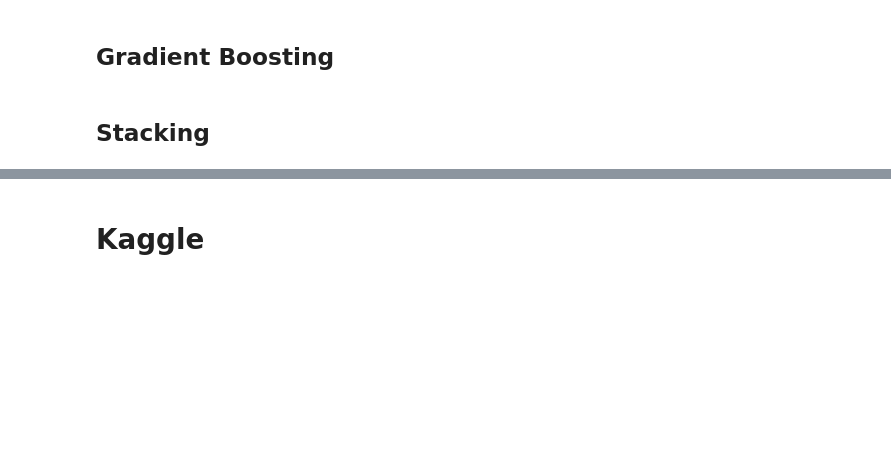
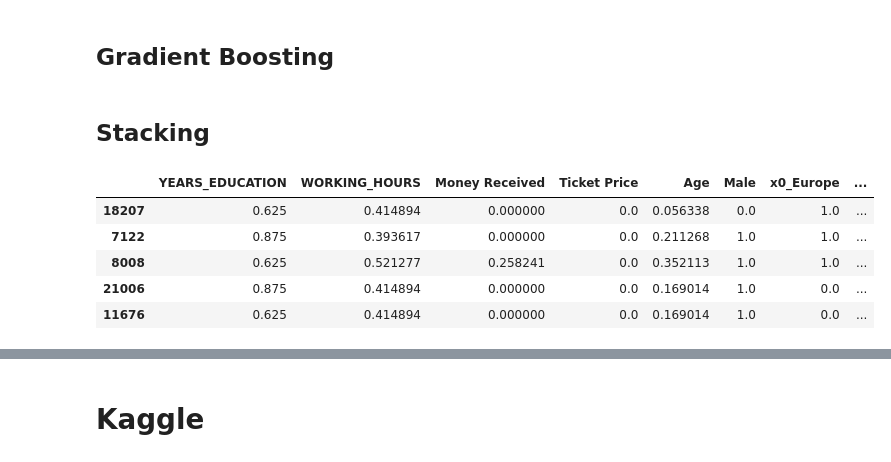
Before and after one commit to martaldsantos/newland_project, a Jupyter notebook: ML_Project-checkpoint.ipynb, the cells around one changed output, grey strips where cells are left out. Cells and saved outputs as stored; diff of their text form; code cells hidden in the pictures; blank space fills up the shorter version.

```diff
--- a/ML_Project-checkpoint.ipynb
+++ b/ML_Project-checkpoint.ipynb
@@ -2960,0 +3005,13 @@ STACK_val=X_val_Original.drop(columns = ['x3_Private Sector','x3_Self Employed',
+# %%
+trial= X_train.drop(columns=['x2_Children','x0_America','x2_Other Family','x0_Oceania','Ticket_Price_Binary','MONEY_TICKET','Money_Received_Binary','YEARS_EDUCATION_Bin', 'WORKING_HOURS_Bin', 'Money Received_Bin','Ticket Price_Bin', 'Age_Bin', 'Money_Ticket_Binary'])
+trial_val = X_val.drop(columns=['x2_Children','x0_America','x2_Other Family','x0_Oceania','Ticket_Price_Binary','MONEY_TICKET','Money_Received_Binary','YEARS_EDUCATION_Bin', 'WORKING_HOURS_Bin', 'Money Received_Bin','Ticket Price_Bin', 'Age_Bin', 'Money_Ticket_Binary'])
+trial_test = X_test.drop(columns=['x2_Children','x0_America','x2_Other Family','x0_Oceania','Ticket_Price_Binary','MONEY_TICKET','Money_Received_Binary','YEARS_EDUCATION_Bin', 'WORKING_HOURS_Bin', 'Money Received_Bin','Ticket Price_Bin', 'Age_Bin', 'Money_Ticket_Binary'])
+# %%
+trial.head()
+# %% [output]
+|  | YEARS_EDUCATION | WORKING_HOURS | Money Received | Ticket Price | Age | Male | x0_Europe | ... |
+| 18207 | 0.625 | 0.414894 | 0.000000 | 0.0 | 0.056338 | 0.0 | 1.0 | ... |
+| 7122 | 0.875 | 0.393617 | 0.000000 | 0.0 | 0.211268 | 1.0 | 1.0 | ... |
+| 8008 | 0.625 | 0.521277 | 0.258241 | 0.0 | 0.352113 | 1.0 | 1.0 | ... |
+| 21006 | 0.875 | 0.414894 | 0.000000 | 0.0 | 0.169014 | 1.0 | 0.0 | ... |
+| 11676 | 0.625 | 0.414894 | 0.000000 | 0.0 | 0.169014 | 1.0 | 0.0 | ... |
```
Also changed, not shown: parts of 73 cells of this notebook.
